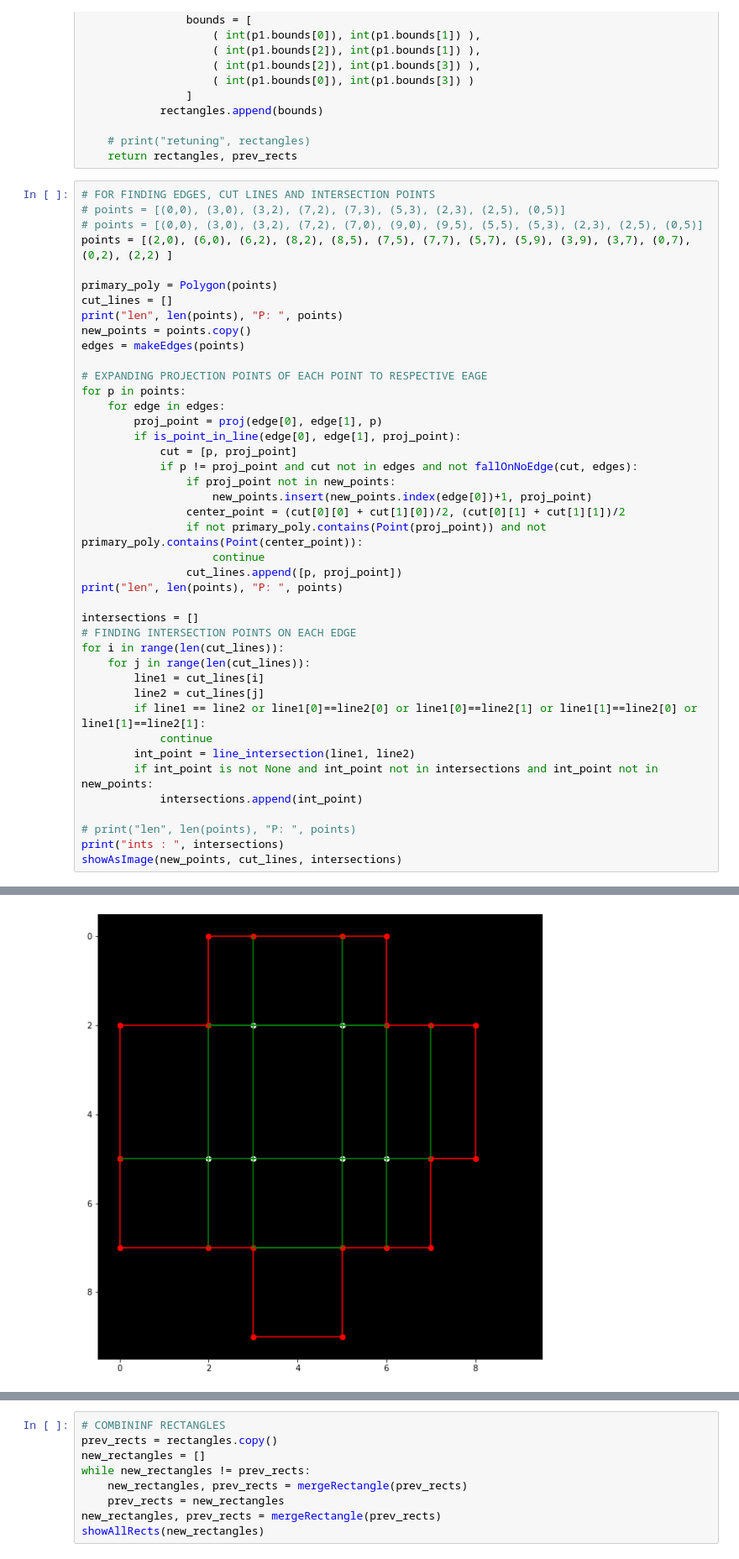
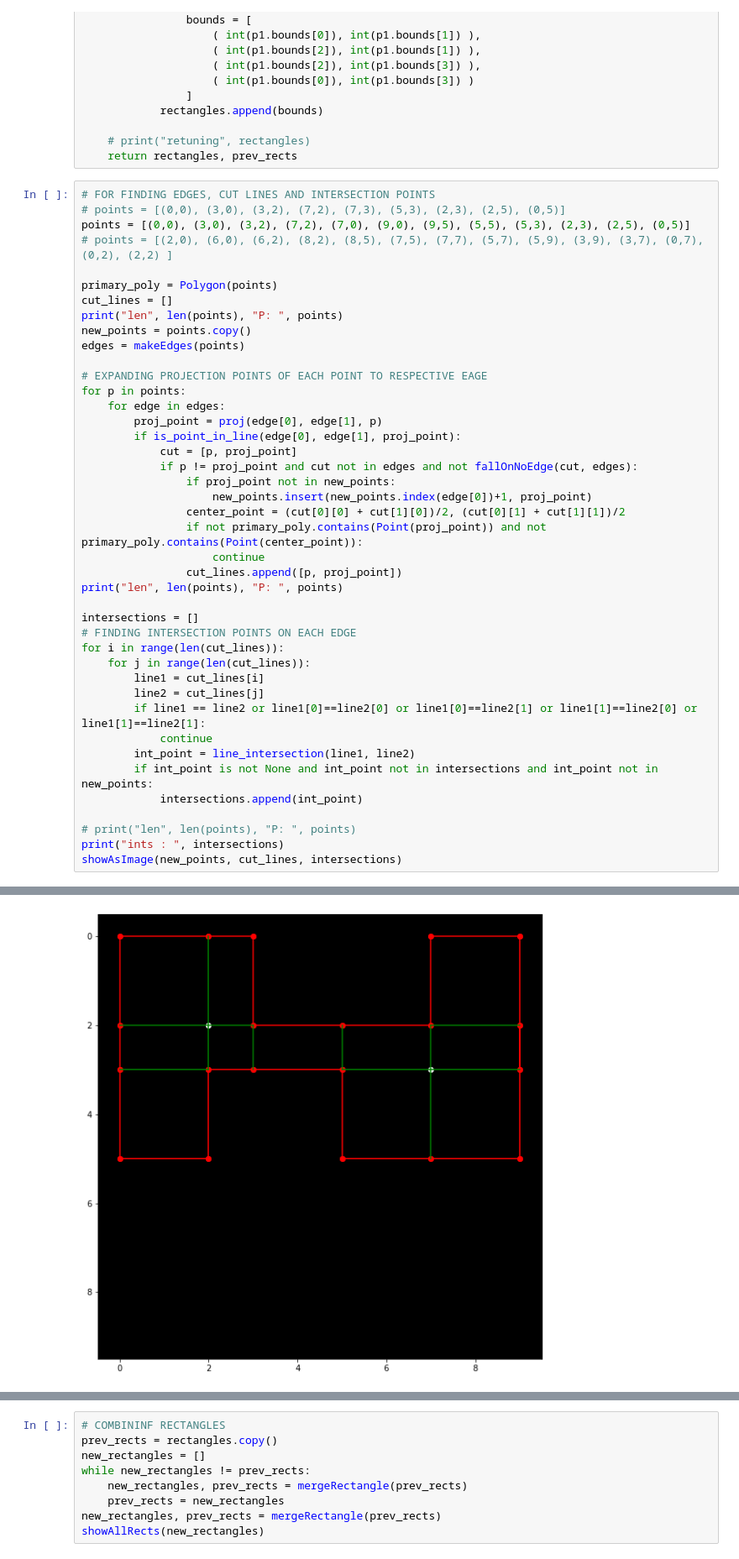
Before and after one commit to dsaha1656/orthogonal-hull, a Jupyter notebook: t4.ipynb, the cells around one changed output, grey strips where cells are left out. Shown at 84% size. Drawn from its saved outputs; the diff is of its cells as text.

```diff
--- a/t4.ipynb
+++ b/t4.ipynb
@@ -264,8 +264,8 @@ def mergeRectangle(rectangles):
 # %%
 # FOR FINDING EDGES, CUT LINES AND INTERSECTION POINTS
 # points = [(0,0), (3,0), (3,2), (7,2), (7,3), (5,3), (2,3), (2,5), (0,5)]
-# points = [(0,0), (3,0), (3,2), (7,2), (7,0), (9,0), (9,5), (5,5), (5,3), (2,3), (2,5), (0,5)]
-points = [(2,0), (6,0), (6,2), (8,2), (8,5), (7,5), (7,7), (5,7), (5,9), (3,9), (3,7), (0,7), (0,2), (2,2) ]
+points = [(0,0), (3,0), (3,2), (7,2), (7,0), (9,0), (9,5), (5,5), (5,3), (2,3), (2,5), (0,5)]
+# points = [(2,0), (6,0), (6,2), (8,2), (8,5), (7,5), (7,7), (5,7), (5,9), (3,9), (3,7), (0,7), (0,2), (2,2) ]
 
 primary_poly = Polygon(points)
 cut_lines = []
@@ -310,5 +310,5 @@ ints :  [(6, 5), (5, 2), (3, 2), (5, 5), (3, 5), (2, 5)]
 <Figure size 432x288 with 0 Axes>
-[figure, old version]
+[figure, new version]
 # %%
 # max_area without intersection points
 i = 0
```
Also changed, not shown: parts of 2 cells of this notebook, 57 other files.
